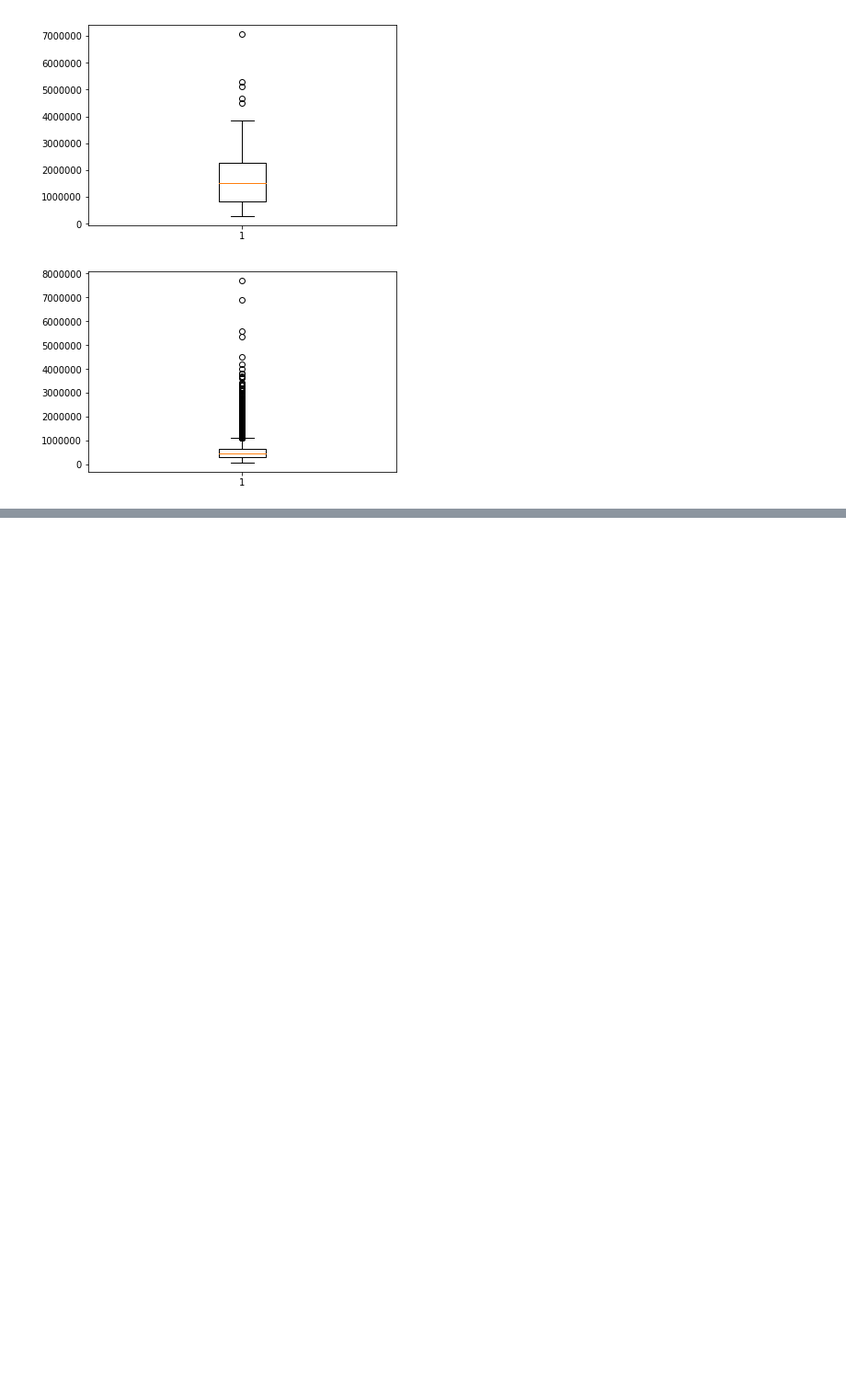
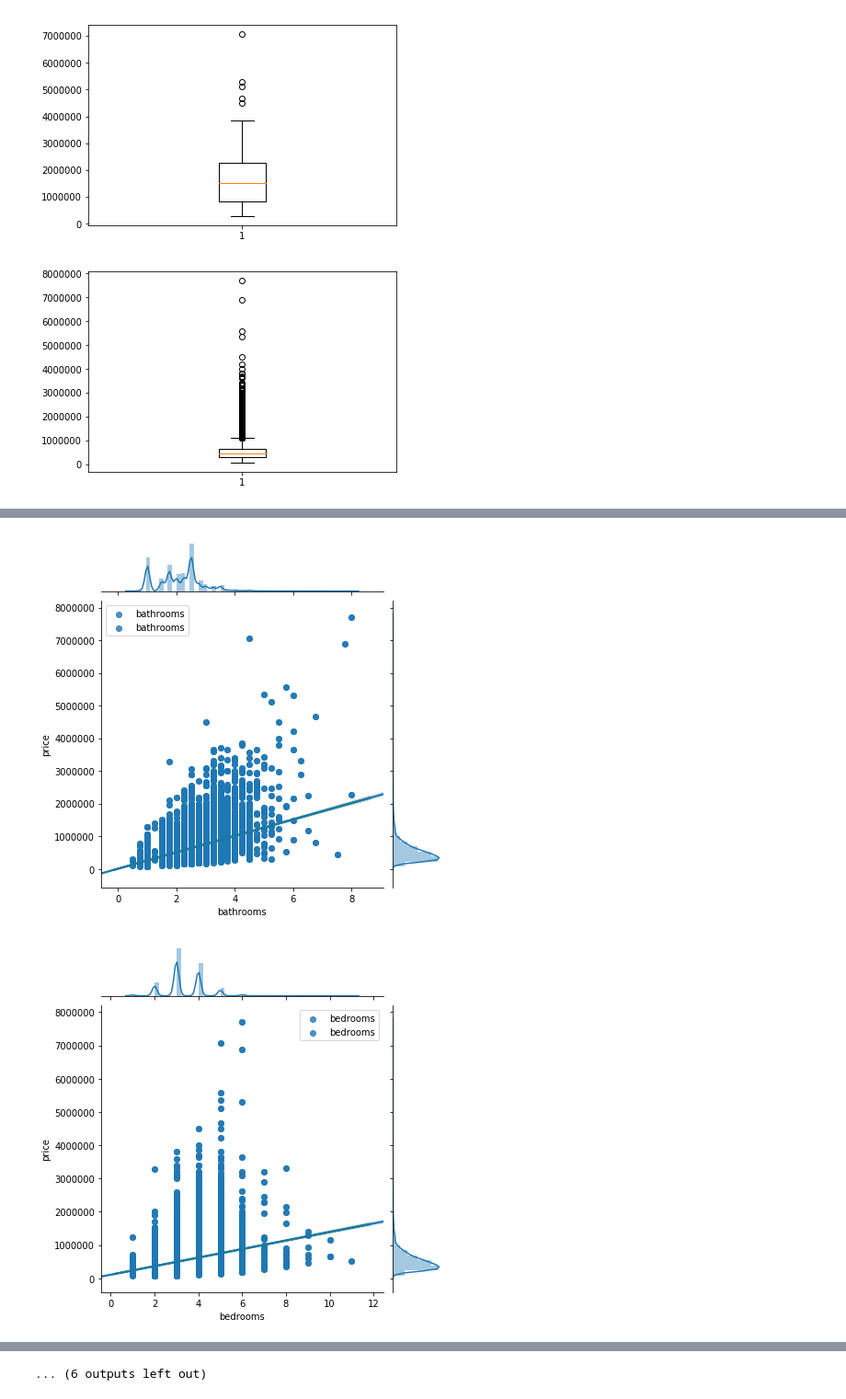
Before and after one commit to taramullin/dsc-1-final-project-online-ds-pt-041519, a Jupyter notebook: student.ipynb, the cells around one changed output, grey strips where cells are left out. Shown at 92% size. Drawn from its saved outputs; the diff is of its cells as text; code cells hidden in the pictures; blank space fills up the shorter version.

Commit message:
jointplots

```diff
--- a/student.ipynb
+++ b/student.ipynb
@@ -296,0 +360,15 @@ plt.show()
+# %%
+for column in ['bathrooms', 'bedrooms', 'condition', 'floors', 'grade', 'lat', 'long',
+               'sqft_above', 'sqft_living', 'sqft_living15', 'sqft_lot', 'sqft_lot15', 'view', 'waterfront',
+               'yr_built', 'yr_built', 'yr_renovated', 'zipcode']:
+    sns.jointplot(x=column, y="price",
+                 data=df,
+                 kind='reg',
+                 label=column,
+                 joint_kws={'line_kws':{'color':'green'}})
+    sns.regplot(df[column], df.price, label=column)
+    plt.legend()
+    plt.show()
+# %% [output]
+[figure, added]
+[figure, added]
@@ -296,0 +385 @@ plt.show()
+... (6 outputs left out)
```
Also changed, not shown: parts of 13 cells of this notebook.
